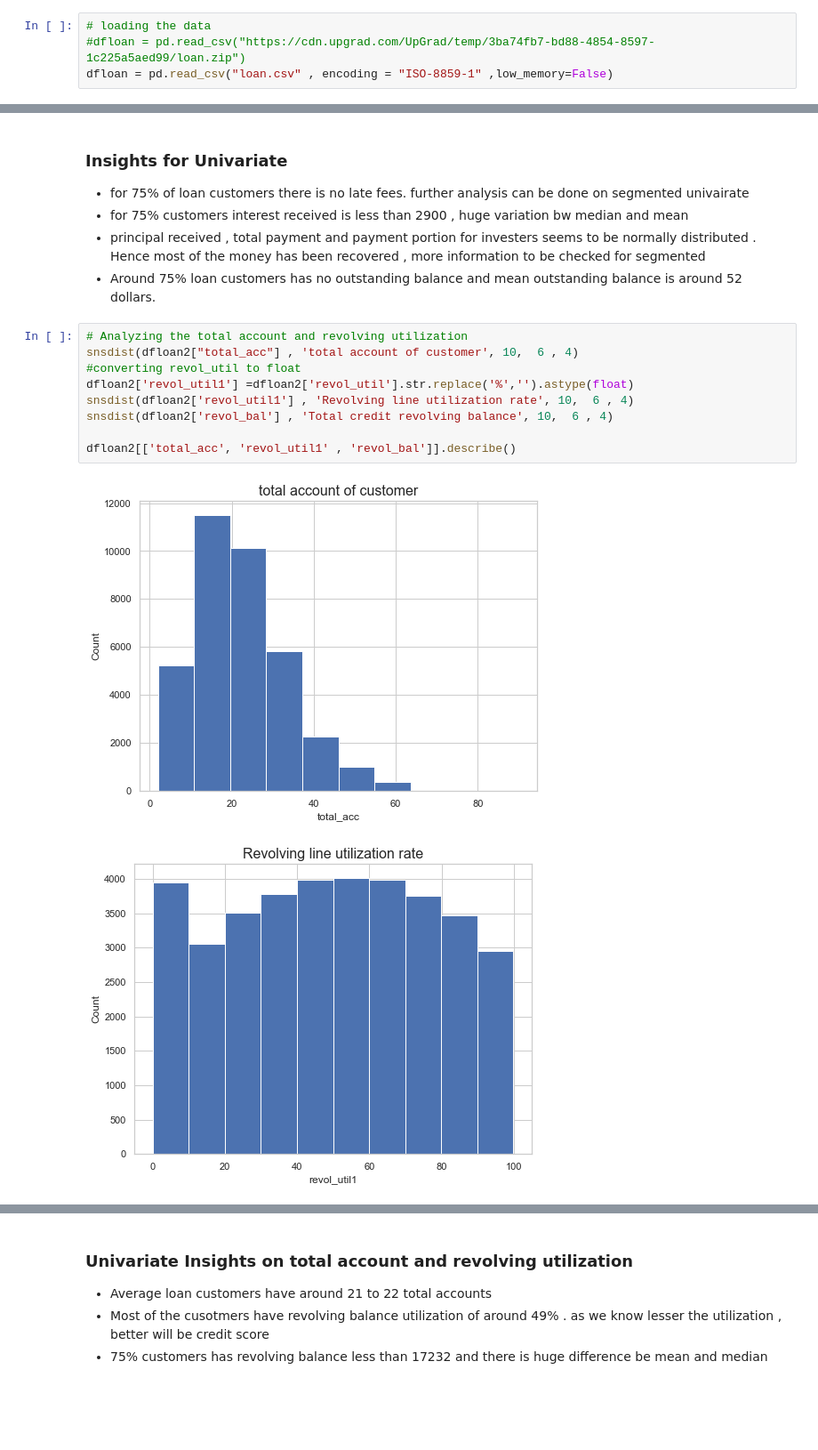
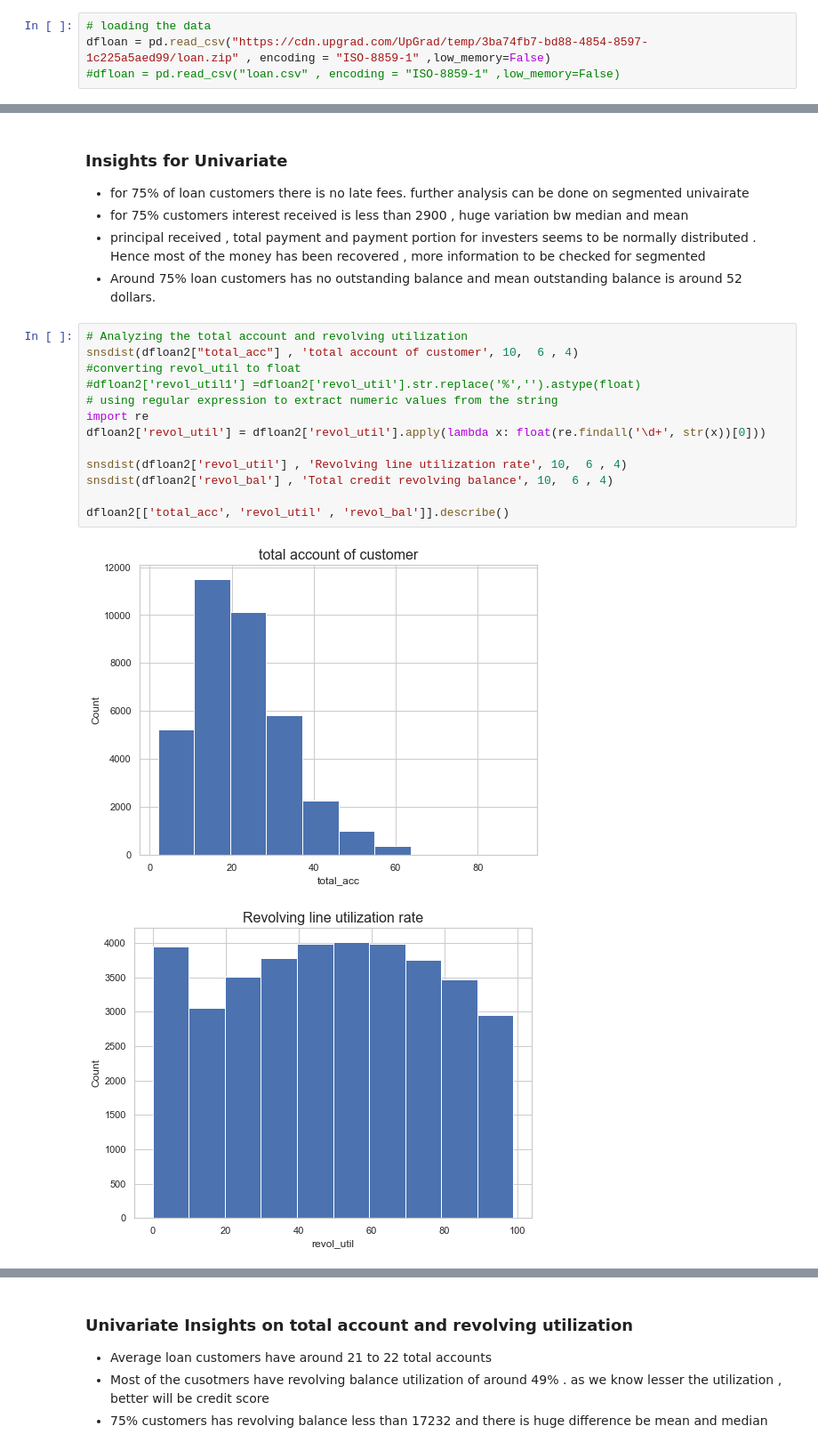
Before and after one commit to nveenkumr/Lending-Club-Case-Study, a Jupyter notebook: Lending_Club_Case_Study.ipynb, the cells around one changed output, grey strips where cells are left out. Shown at 89% size. Drawn from its saved outputs; the diff is of its cells as text; blank space fills up the shorter version.

```diff
--- a/Lending_Club_Case_Study.ipynb
+++ b/Lending_Club_Case_Study.ipynb
@@ -21,8 +21,8 @@ pd.set_option('display.max_columns', 200)
 pd.set_option('display.max_rows', 200)
 # %%
 # loading the data
-#dfloan = pd.read_csv("https://cdn.upgrad.com/UpGrad/temp/3ba74fb7-bd88-4854-8597-1c225a5aed99/loan.zip")
-dfloan = pd.read_csv("loan.csv" , encoding = "ISO-8859-1" ,low_memory=False)
+dfloan = pd.read_csv("https://cdn.upgrad.com/UpGrad/temp/3ba74fb7-bd88-4854-8597-1c225a5aed99/loan.zip" , encoding = "ISO-8859-1" ,low_memory=False)
+#dfloan = pd.read_csv("loan.csv" , encoding = "ISO-8859-1" ,low_memory=False)
 # %%
 dfloan.head()
 # %% [output]
@@ -512,12 +512,16 @@ dfloan2[["total_rec_late_fee" , "total_rec_int" ,"total_rec_prncp","total_pymnt_
 # %%
 # Analyzing the total account and revolving utilization
 snsdist(dfloan2["total_acc"] , 'total account of customer', 10,  6 , 4)
 #converting revol_util to float
-dfloan2['revol_util1'] =dfloan2['revol_util'].str.replace('%','').astype(float)
-snsdist(dfloan2['revol_util1'] , 'Revolving line utilization rate', 10,  6 , 4)
+#dfloan2['revol_util1'] =dfloan2['revol_util'].str.replace('%','').astype(float)
+# using regular expression to extract numeric values from the string
+import re
+dfloan2['revol_util'] = dfloan2['revol_util'].apply(lambda x: float(re.findall('\d+', str(x))[0]))
+
+snsdist(dfloan2['revol_util'] , 'Revolving line utilization rate', 10,  6 , 4)
 snsdist(dfloan2['revol_bal'] , 'Total credit revolving balance', 10,  6 , 4)
 
-dfloan2[['total_acc', 'revol_util1' , 'revol_bal']].describe()
+dfloan2[['total_acc', 'revol_util' , 'revol_bal']].describe()
 # %% [output]
-[figure, old version]
+[figure, new version]
-[figure, old version]
+[figure, new version]
```
Also changed, not shown: parts of 53 cells of this notebook.
